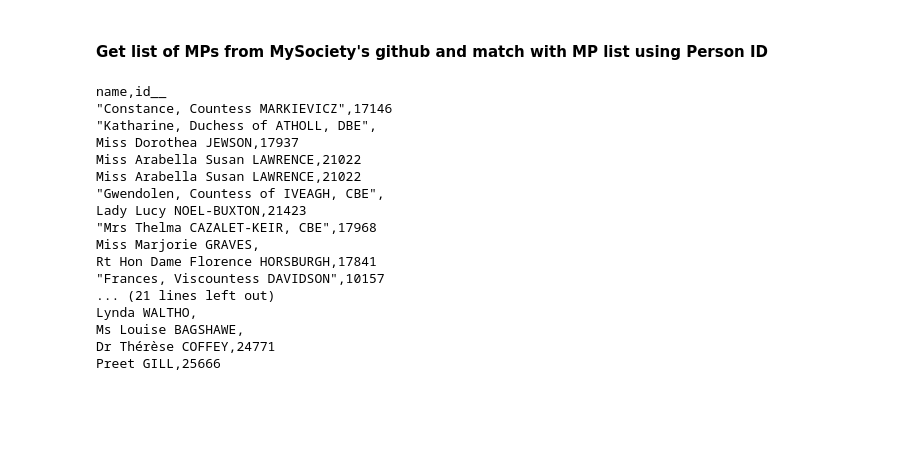
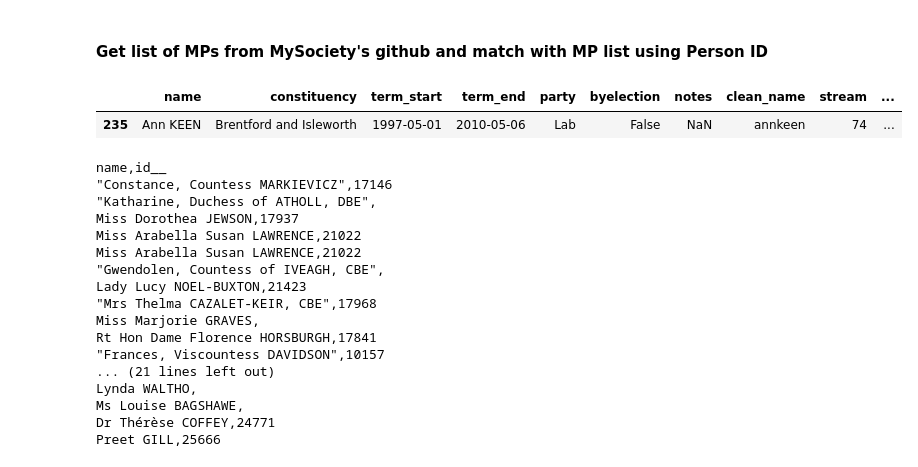
Before and after one commit to dldx/women-in-congress, a Jupyter notebook: MP_speeches-Part1.ipynb, the cells around one changed output. Drawn from its saved outputs; the diff is of its cells as text; code cells hidden in the pictures; blank space fills up the shorter version.

```diff
--- a/MP_speeches-Part1.ipynb
+++ b/MP_speeches-Part1.ipynb
@@ -137,6 +137,11 @@ mp_mysoc["clean_name_"] = mp_mysoc["other_names"].apply(lambda x: get_full_name(
 a = a.join(mp_mysoc.set_index("clean_name_")[["id"]], on="clean_name", rsuffix="_")
 
 a["id"] = a["id"].fillna(a["id_"])
+# %%
+a[a.name.str.contains("KEEN")]
+# %% [output]
+|  | name | constituency | term_start | term_end | party | byelection | notes | clean_name | stream | ... |
+| 235 | Ann KEEN | Brentford and Isleworth | 1997-05-01 | 2010-05-06 | Lab | False | NaN | annkeen | 74 | ... |
 # %%
 mp_possibilities = list(filter(lambda x: len(x.split()) > 1, mp_mysoc[mp_mysoc["id"].isin(a[a["id"].notnull()]["id"].tolist()) == False].set_index("id")["full_name"].tolist()))
 
```
Also changed, not shown: 6 other files.
